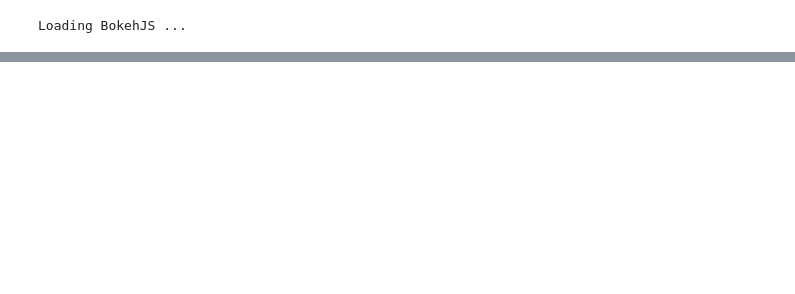
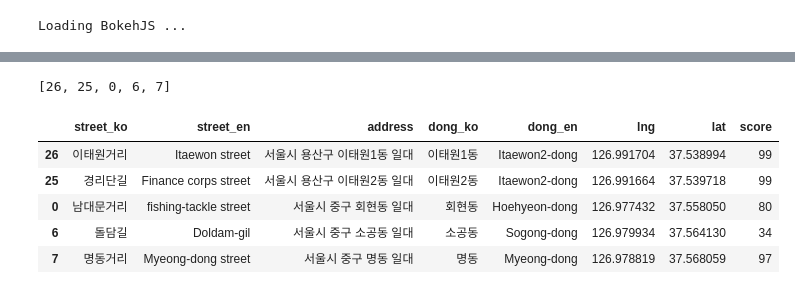
Before and after one commit to daydrill/ga_pycon_2016_apac, a Jupyter notebook: Decision_Making_with_GA_using_DEAP.ipynb, the cells around one changed output, grey strips where cells are left out. Saved outputs shown, nothing was run; the diff lists cells and outputs as text; code cells hidden in the pictures; blank space fills up the shorter version.

```diff
--- a/Decision_Making_with_GA_using_DEAP.ipynb
+++ b/Decision_Making_with_GA_using_DEAP.ipynb
@@ -462,4 +487,17 @@ def viz_front(fronts):
 viz_front(fronts)
 # %% [output]
 [interactive output not drawn]
+# %%
+fronts[0][0] # One of the Obtimal Solution
+# %% [output]
+[26, 25, 0, 6, 7]
+# %%
+df_spot.ix[fronts[0][0]] # Information of that solution
+# %% [output]
+|  | street_ko | street_en | address | dong_ko | dong_en | lng | lat | score |
+| 26 | 이태원거리 | Itaewon street | 서울시 용산구 이태원1동 일대 | 이태원1동 | Itaewon2-dong | 126.991704 | 37.538994 | 99 |
+| 25 | 경리단길 | Finance corps street | 서울시 용산구 이태원2동 일대 | 이태원2동 | Itaewon2-dong | 126.991664 | 37.539718 | 99 |
+| 0 | 남대문거리 | fishing-tackle street | 서울시 중구 회현동 일대 | 회현동 | Hoehyeon-dong | 126.977432 | 37.558050 | 80 |
+| 6 | 돌담길 | Doldam-gil | 서울시 중구 소공동 일대 | 소공동 | Sogong-dong | 126.979934 | 37.564130 | 34 |
+| 7 | 명동거리 | Myeong-dong street | 서울시 중구 명동 일대 | 명동 | Myeong-dong | 126.978819 | 37.568059 | 97 |
 # %%
```
Also changed, not shown: parts of 32 cells of this notebook, 1 other file.
